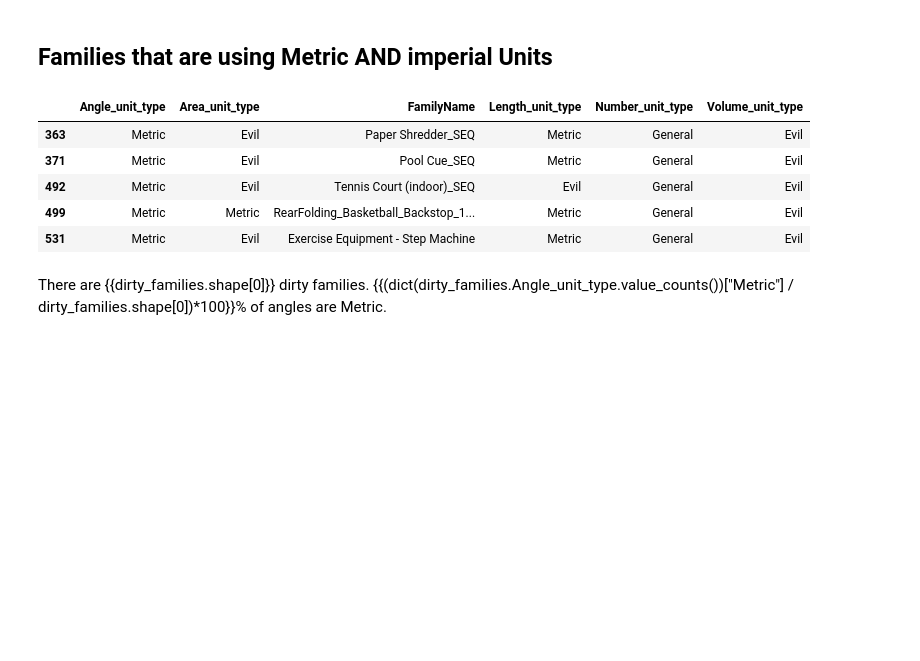
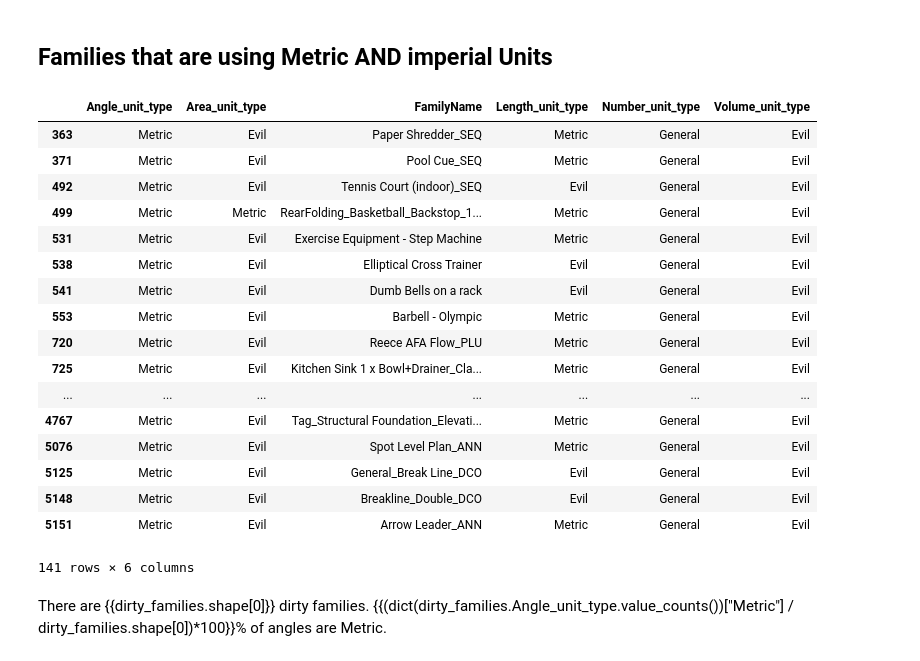
Before and after one commit to annisarivera/mastercontent, a Jupyter notebook: working/Master Content - FamilyUnits.ipynb, the cells around one changed output. Saved outputs shown, nothing was run; the diff lists cells and outputs as text; code cells hidden in the pictures; blank space fills up the shorter version.

```diff
--- a/working/Master Content - FamilyUnits.ipynb
+++ b/working/Master Content - FamilyUnits.ipynb
@@ -206,15 +205,27 @@ f = pd.DataFrame([inline_units(f) for f in fams])
 # %%
 m="Metric"
 dirty_families = f[(f.Angle_unit_type!=m)|(f.Area_unit_type!=m)|(f.Length_unit_type!=m)|(f.Volume_unit_type!=m)]
 
-dirty_families.head()
+dirty_families.head(141)
 # %% [output]
 |  | Angle_unit_type | Area_unit_type | FamilyName | Length_unit_type | Number_unit_type | Volume_unit_type |
 | 363 | Metric | Evil | Paper Shredder_SEQ | Metric | General | Evil |
 | 371 | Metric | Evil | Pool Cue_SEQ | Metric | General | Evil |
 | 492 | Metric | Evil | Tennis Court (indoor)_SEQ | Evil | General | Evil |
 | 499 | Metric | Metric | RearFolding_Basketball_Backstop_1... | Metric | General | Evil |
 | 531 | Metric | Evil | Exercise Equipment - Step Machine | Metric | General | Evil |
+| 538 | Metric | Evil | Elliptical Cross Trainer | Evil | General | Evil |
+| 541 | Metric | Evil | Dumb Bells on a rack | Evil | General | Evil |
+| 553 | Metric | Evil | Barbell - Olympic | Metric | General | Evil |
+| 720 | Metric | Evil | Reece AFA Flow_PLU | Metric | General | Evil |
+| 725 | Metric | Evil | Kitchen Sink 1 x Bowl+Drainer_Cla... | Metric | General | Evil |
+| ... | ... | ... | ... | ... | ... | ... |
+| 4767 | Metric | Evil | Tag_Structural Foundation_Elevati... | Metric | General | Evil |
+| 5076 | Metric | Evil | Spot Level Plan_ANN | Metric | General | Evil |
+| 5125 | Metric | Evil | General_Break Line_DCO | Evil | General | Evil |
+| 5148 | Metric | Evil | Breakline_Double_DCO | Evil | General | Evil |
+| 5151 | Metric | Evil | Arrow Leader_ANN | Metric | General | Evil |
+141 rows × 6 columns
 # %% [markdown]
 There are {{dirty_families.shape[0]}} dirty families. {{(dict(dirty_families.Angle_unit_type.value_counts())["Metric"] / dirty_families.shape[0])*100}}% of angles are Metric.
 # %%
```
Also changed, not shown: parts of 1 cell of this notebook, 1 other file.
